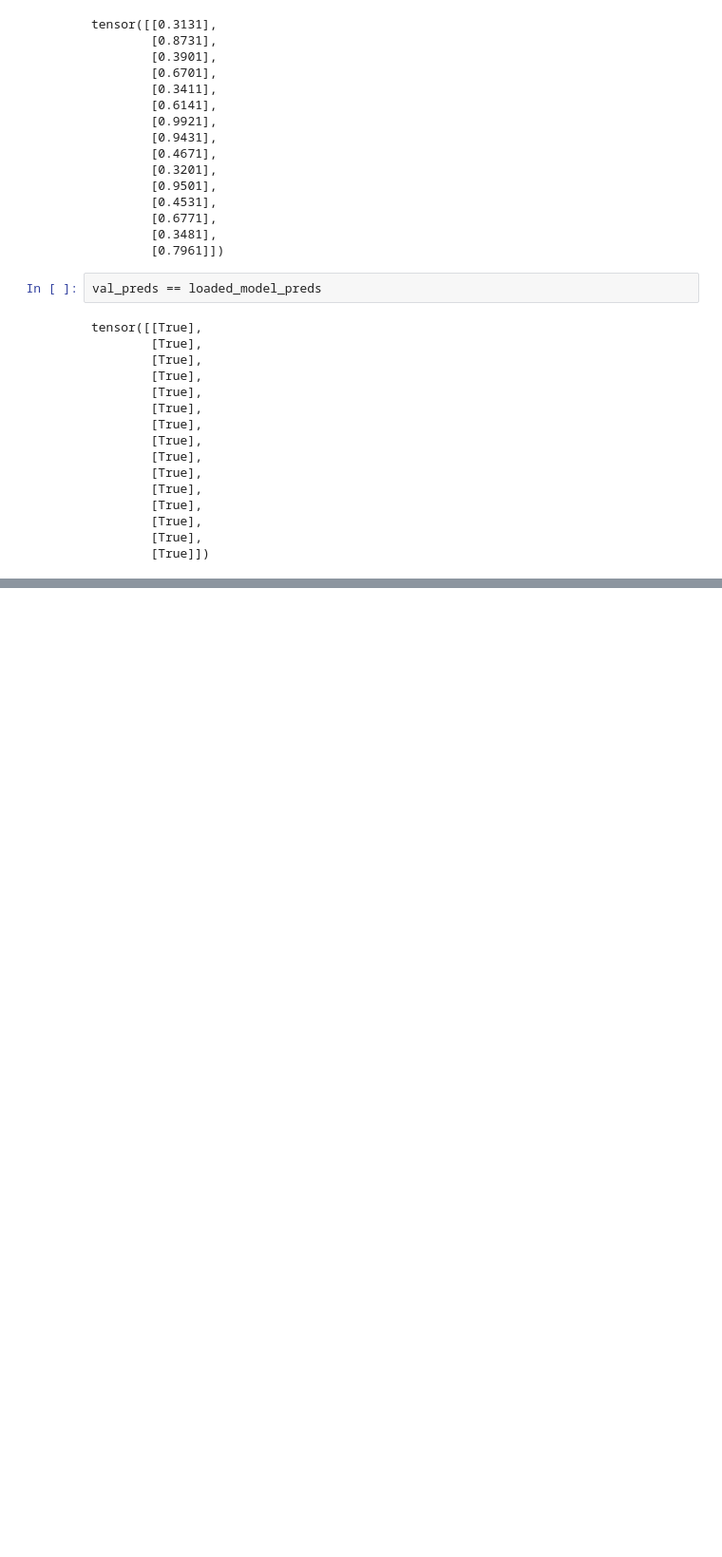
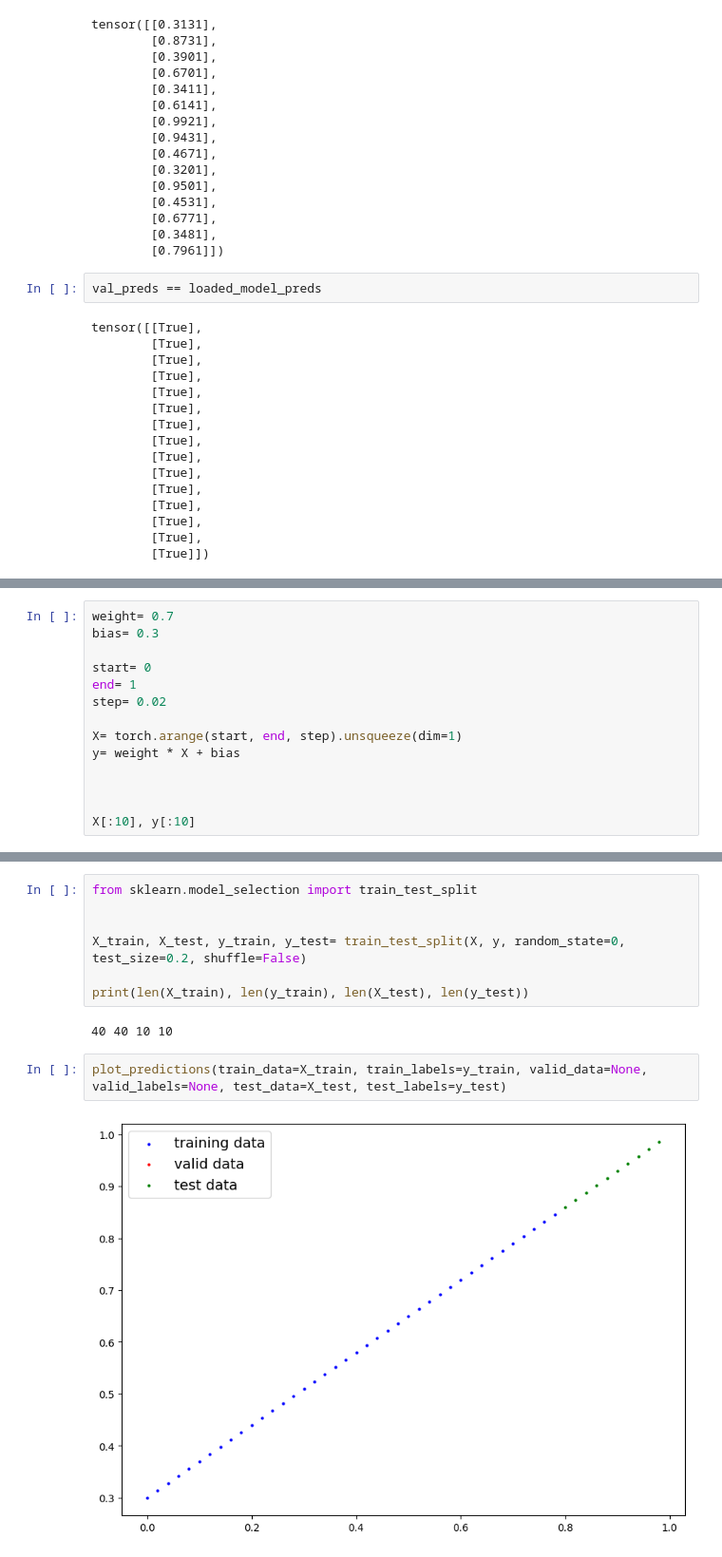
Before and after one commit to DavidDanell/PyTorch, a Jupyter notebook: workflows_red0.ipynb, the cells around one changed output, grey strips where cells are left out. Shown at 95% size. Drawn from its saved outputs; the diff is of its cells as text; blank space fills up the shorter version.

Commit message:
redo model creating

```diff
--- a/workflows_red0.ipynb
+++ b/workflows_red0.ipynb
@@ -341,0 +355,14 @@ tensor([[True],
+# %%
+weight= 0.7
+bias= 0.3
+
+start= 0
+end= 1
+step= 0.02
+
+X= torch.arange(start, end, step).unsqueeze(dim=1)
+y= weight * X + bias
+
+
+
+X[:10], y[:10]
@@ -341,0 +390,13 @@ tensor([[True],
+# %%
+from sklearn.model_selection import train_test_split
+
+
+X_train, X_test, y_train, y_test= train_test_split(X, y, random_state=0, test_size=0.2, shuffle=False)
+
+print(len(X_train), len(y_train), len(X_test), len(y_test))
+# %% [output]
+40 40 10 10
+# %%
+plot_predictions(train_data=X_train, train_labels=y_train, valid_data=None, valid_labels=None, test_data=X_test, test_labels=y_test)
+# %% [output]
+[figure, added]
```
Also changed, not shown: parts of 17 cells of this notebook.
